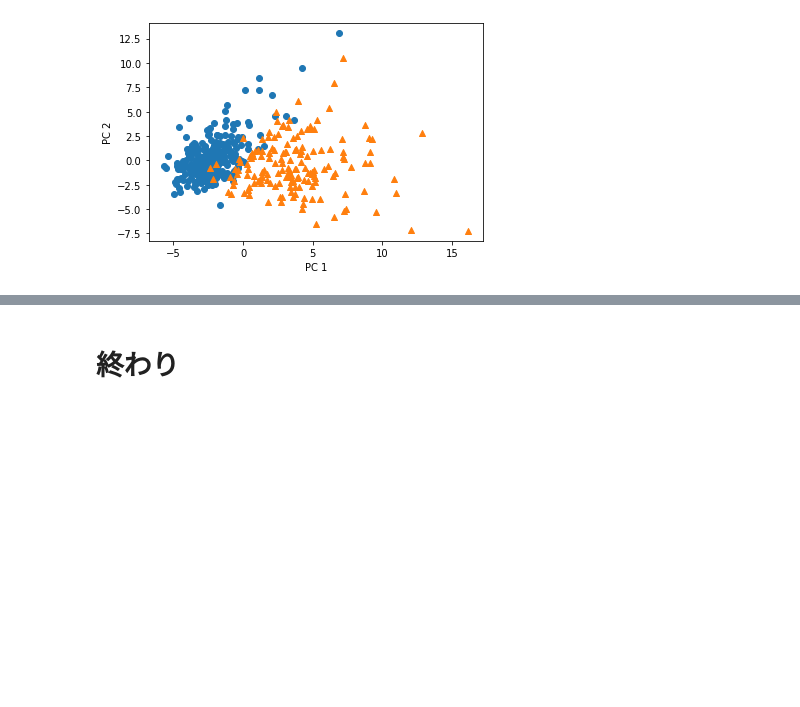
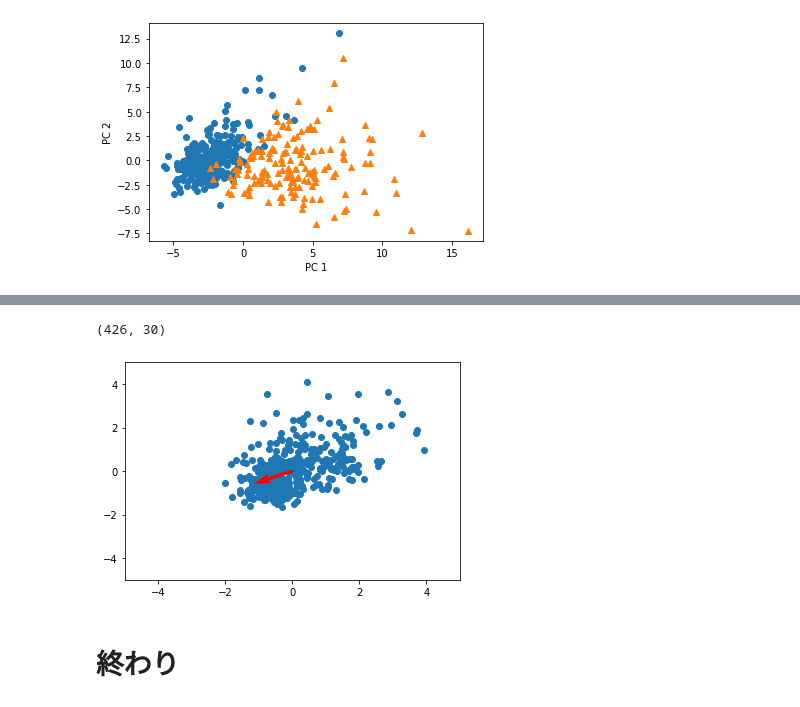
Before and after one commit to 33quitykubby/Rabbit, a Jupyter notebook: Rabbit_ML_3_PCA_1.ipynb, the cells around one changed output, grey strips where cells are left out. Cells and saved outputs as stored; diff of their text form; code cells hidden in the pictures; blank space fills up the shorter version.

```diff
--- a/Rabbit_ML_3_PCA_1.ipynb
+++ b/Rabbit_ML_3_PCA_1.ipynb
@@ -256,0 +265,29 @@ Text(0, 0.5, 'PC 2')
+# %%
+n_components=2
+
+def get_moments(X):
+    # Xの平均
+    mean = X.mean(axis=0)
+    # Xの分散
+    stan_cov = np.dot((X - mean).T, X - mean) / (len(X) - 1)
+
+    return mean, stan_cov
+
+def get_components(eigenvectors, n_components):
+    W = eigenvectors[:, ::-1][:, :n_components]
+    return W.T
+
+def plt_result(X, first, second):
+    plt.scatter(X[:, 0], X[:, 5])
+    plt.xlim(-5, 5)
+    plt.ylim(-5, 5)
+    # 第１主成分
+    plt.quiver(0, 0, first[0], first[1], width=0.01, scale=6, color='red')
+    # 第２主成分
+    plt.quiver(0, 0, second[0], second[1], width=0.01, scale=6, color='green')
+# %%
+##分散共分散行列を標準化
+mean_X, stan_cov = get_moments(X_train_scaled)
+
+print("X_train.shape",X_temp.shape)
+print("stan_cov.shape",stan_cov.shape)
@@ -256,0 +297,6 @@ Text(0, 0.5, 'PC 2')
+# %%
+#固有値と固有ベクトルを計算
+eigenvalues, eigenvectors = np.linalg.eigh(stan_cov)
+
+print("eigenvalues=",eigenvalues)
+# print("eigenvectors=",eigenvectors)
@@ -257,3 +332,13 @@ Text(0, 0.5, 'PC 2')
+# %%
+# print(eigenvectors[0, :])
+# print(eigenvectors[1, :])
+
+print(X_train_scaled.shape)
+
+plt_result(X_train_scaled, eigenvectors[0, :], eigenvectors[1, :])
+# %% [output]
+(426, 30)
+[figure, added]
 # %% [markdown]
 # 終わり
 # %%
```
Also changed, not shown: parts of 12 cells of this notebook.
